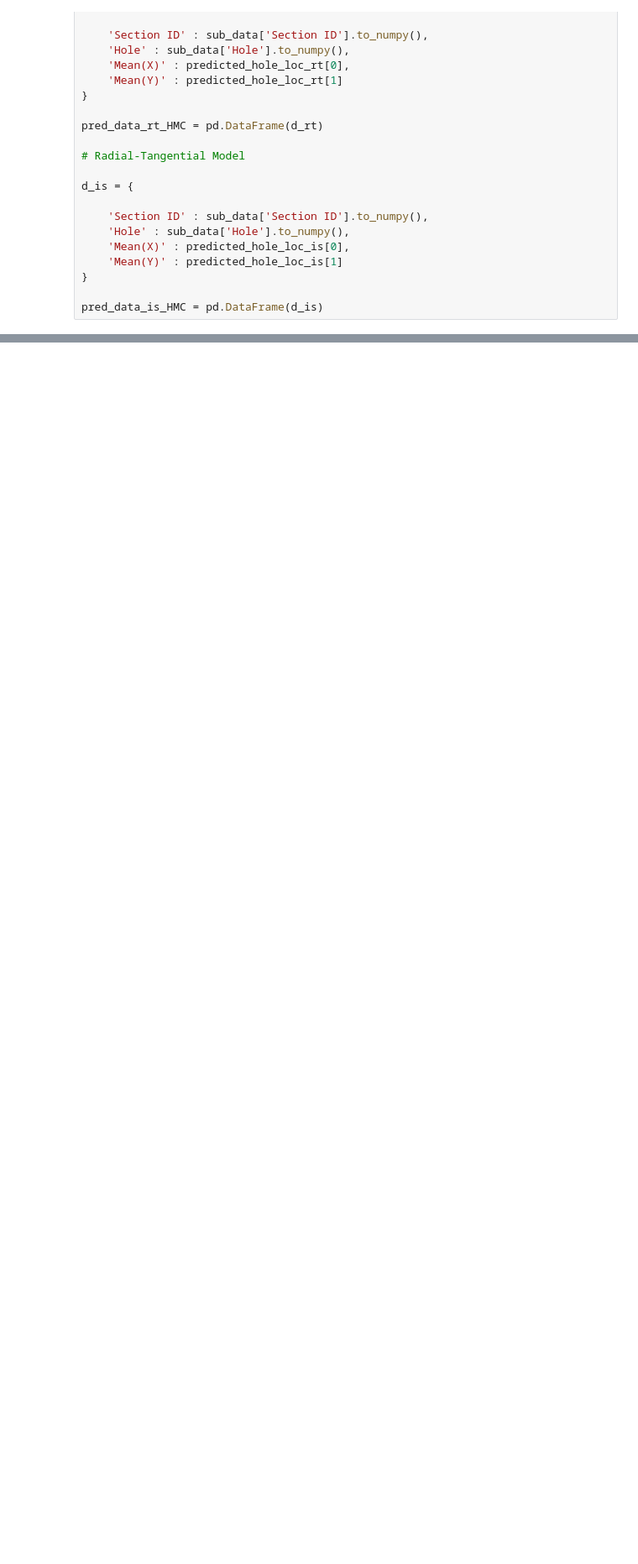
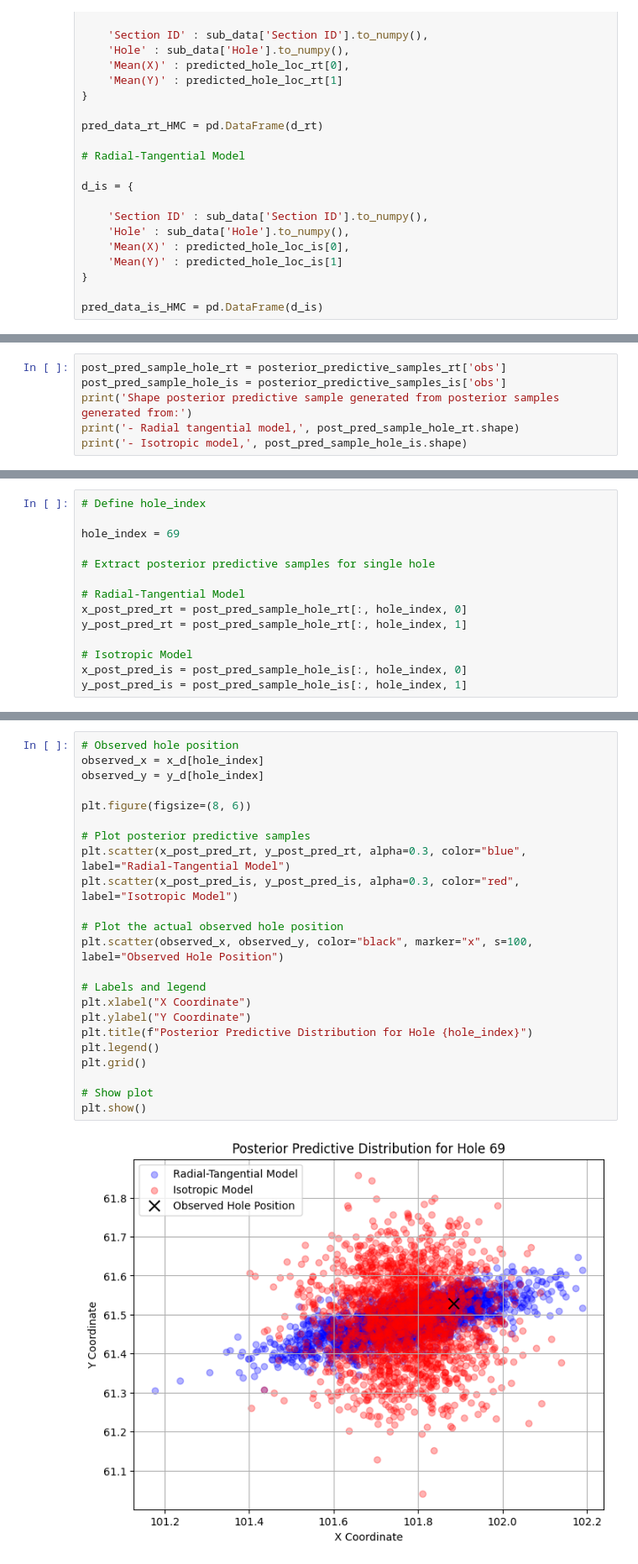
Before and after one commit to MatteoMancini01/S2_Cw, a Jupyter notebook: testing.ipynb, the cells around one changed output, grey strips where cells are left out. Shown at 84% size. Saved outputs shown, nothing was run; the diff lists cells and outputs as text; blank space fills up the shorter version.

Commit message:
part f completed, modified modules to adapt it for Predictive(). Next step work on part g

```diff
--- a/testing.ipynb
+++ b/testing.ipynb
@@ -356,0 +191,6 @@ visualise_data(sub_data)
+# %%
+post_pred_sample_hole_rt = posterior_predictive_samples_rt['obs']
+post_pred_sample_hole_is = posterior_predictive_samples_is['obs']
+print('Shape posterior predictive sample generated from posterior samples generated from:')
+print('- Radial tangential model,', post_pred_sample_hole_rt.shape)
+print('- Isotropic model,', post_pred_sample_hole_is.shape)
@@ -356,0 +203,14 @@ visualise_data(sub_data)
+# %%
+# Define hole_index
+
+hole_index = 69
+
+# Extract posterior predictive samples for single hole
+
+# Radial-Tangential Model
+x_post_pred_rt = post_pred_sample_hole_rt[:, hole_index, 0]
+y_post_pred_rt = post_pred_sample_hole_rt[:, hole_index, 1]
+
+# Isotropic Model
+x_post_pred_is = post_pred_sample_hole_is[:, hole_index, 0]
+y_post_pred_is = post_pred_sample_hole_is[:, hole_index, 1]
@@ -356,0 +221,25 @@ visualise_data(sub_data)
+# %%
+# Observed hole position
+observed_x = x_d[hole_index]
+observed_y = y_d[hole_index]
+
+plt.figure(figsize=(8, 6))
+
+# Plot posterior predictive samples
+plt.scatter(x_post_pred_rt, y_post_pred_rt, alpha=0.3, color="blue", label="Radial-Tangential Model")
+plt.scatter(x_post_pred_is, y_post_pred_is, alpha=0.3, color="red", label="Isotropic Model")
+
+# Plot the actual observed hole position
+plt.scatter(observed_x, observed_y, color="black", marker="x", s=100, label="Observed Hole Position")
+
+# Labels and legend
+plt.xlabel("X Coordinate")
+plt.ylabel("Y Coordinate")
+plt.title(f"Posterior Predictive Distribution for Hole {hole_index}")
+plt.legend()
+plt.grid()
+
+# Show plot
+plt.show()
+# %% [output]
+[figure, added]
```
Also changed, not shown: parts of 25 cells of this notebook, 4 other files.
